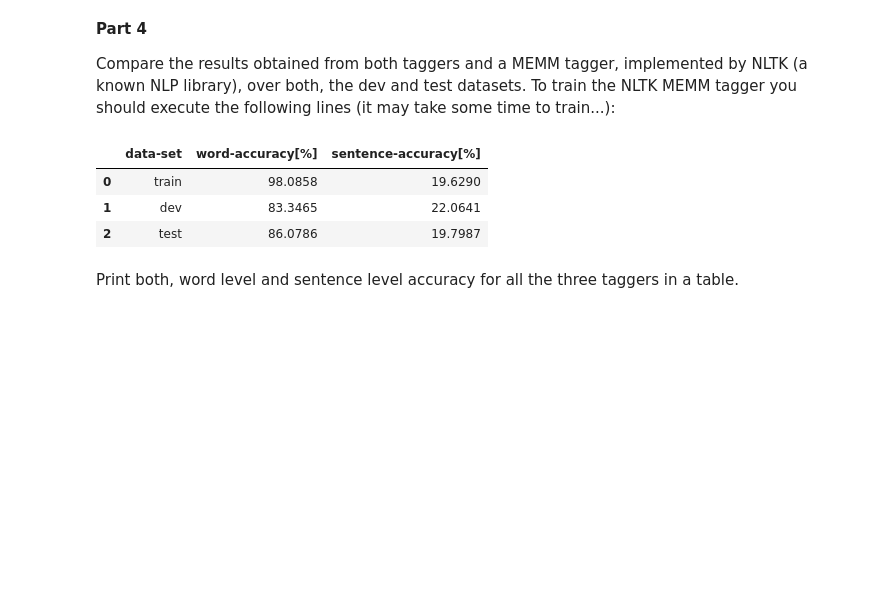
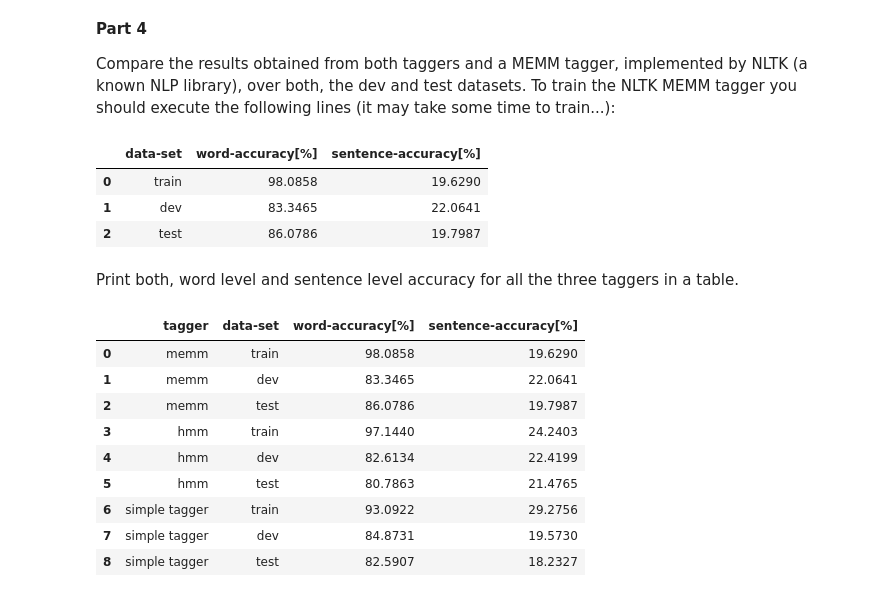
Before and after one commit to BDR2939/NLP, a Jupyter notebook: HW2/Assignment_2.ipynb, the cells around one changed output. Drawn from its saved outputs; the diff is of its cells as text; code cells hidden in the pictures; blank space fills up the shorter version.

```diff
--- a/HW2/Assignment_2.ipynb
+++ b/HW2/Assignment_2.ipynb
@@ -543,0 +518,25 @@ Print both, word level and sentence level accuracy for all the three taggers in
+# %%
+result_list = [['memm', 'train' ,memm_tagger_word_accuracy_train, memm_tagger_sentence_accuracy_train],
+['memm', 'dev', memm_tagger_word_accuracy_dev, memm_tagger_sentence_accuracy_dev],
+['memm', 'test', memm_tagger_word_accuracy_test, memm_tagger_sentence_accuracy_test],
+['hmm', 'train' ,hmm_word_level_accuracy_train, hmm_sentence_level_accuracy_train],
+['hmm', 'dev', hmm_word_level_accuracy_dev, hmm_sentence_level_accuracy_dev],
+['hmm', 'test', hmm_word_level_accuracy_test, hmm_sentence_level_accuracy_test],
+['simple tagger', 'train' ,simple_tagger_word_accuracy_train, simple_tagger_sentence_accuracy_train],
+['simple tagger', 'dev', simple_tagger_word_accuracy_dev, simple_tagger_sentence_accuracy_dev],
+['simple tagger', 'test', simple_tagger_word_accuracy_test, simple_tagger_sentence_accuracy_test]]
+
+taggers_results =  pd.DataFrame(result_list, columns = ['tagger', 'data-set', 'word-accuracy[%]', 'sentence-accuracy[%]'])
+taggers_results.set_index('tagger')
+taggers_results
+# %% [output]
+|  | tagger | data-set | word-accuracy[%] | sentence-accuracy[%] |
+| 0 | memm | train | 98.0858 | 19.6290 |
+| 1 | memm | dev | 83.3465 | 22.0641 |
+| 2 | memm | test | 86.0786 | 19.7987 |
+| 3 | hmm | train | 97.1440 | 24.2403 |
+| 4 | hmm | dev | 82.6134 | 22.4199 |
+| 5 | hmm | test | 80.7863 | 21.4765 |
+| 6 | simple tagger | train | 93.0922 | 29.2756 |
+| 7 | simple tagger | dev | 84.8731 | 19.5730 |
+| 8 | simple tagger | test | 82.5907 | 18.2327 |
```
Also changed, not shown: parts of 7 cells of this notebook.
